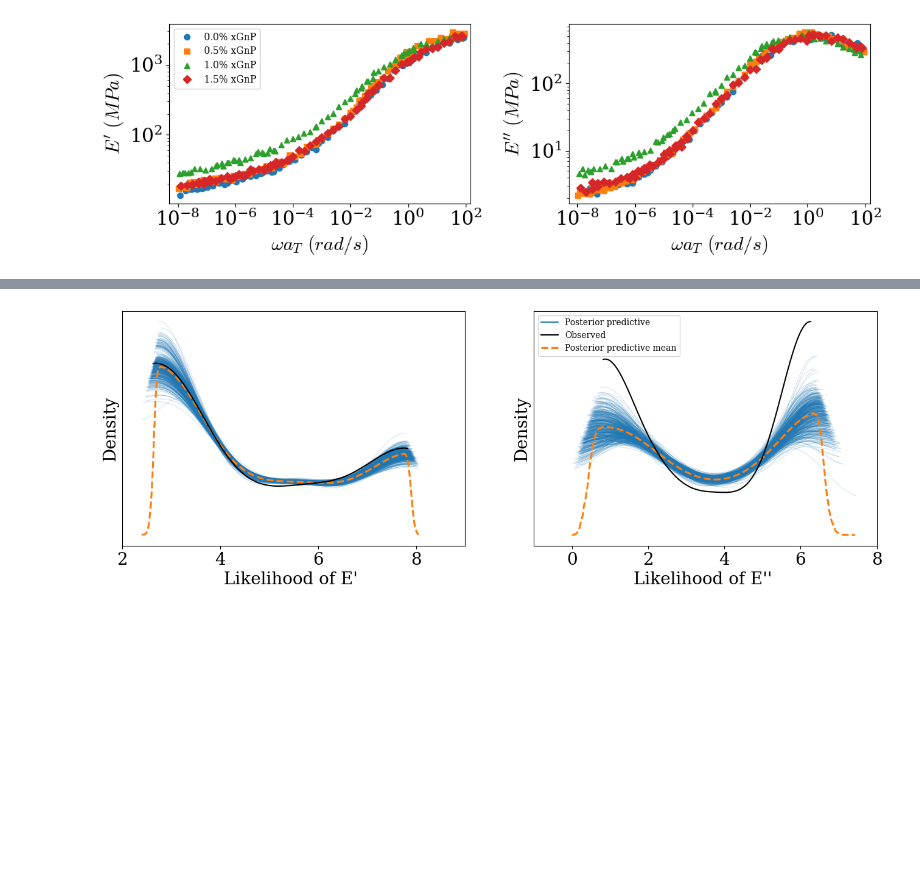
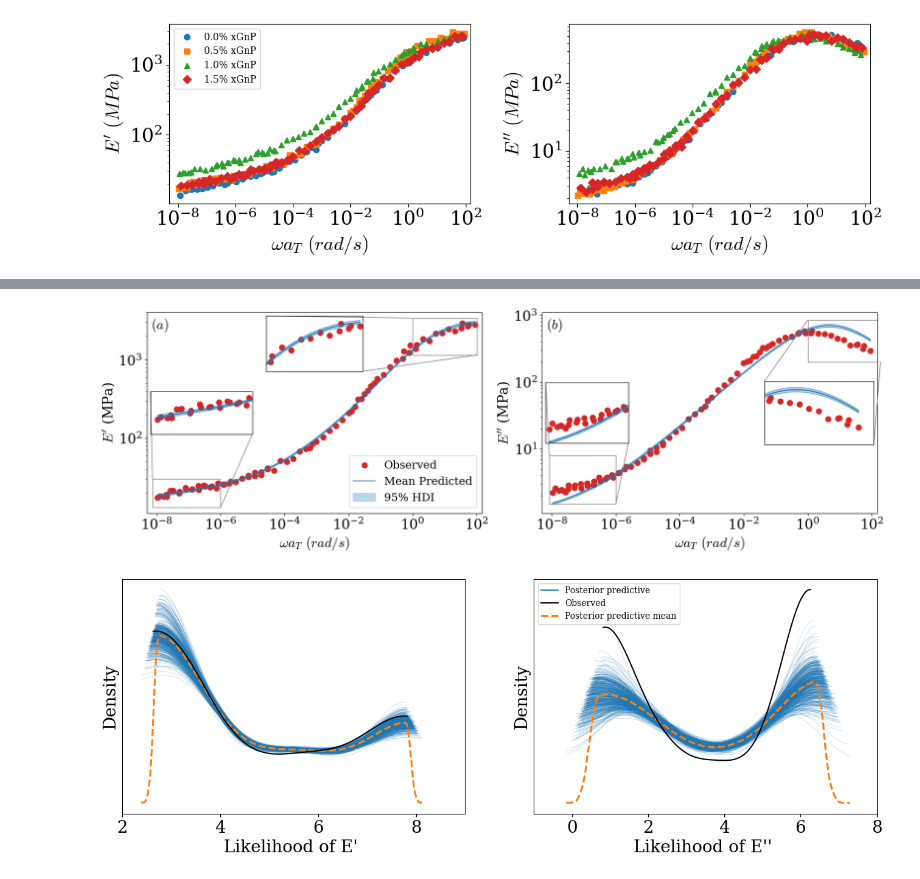
Before and after one commit to armankhoshnevis/BI-and-UQ-of-Fractional-Order-Constitutive-Models, a Jupyter notebook: Jupyter_Notebooks/MCMC_FMG_PostProcessing.ipynb, the cells around one changed output, grey strips where cells are left out. Cells and saved outputs as stored; diff of their text form; code cells hidden in the pictures; blank space fills up the shorter version.

```diff
--- a/Jupyter_Notebooks/MCMC_FMG_PostProcessing.ipynb
+++ b/Jupyter_Notebooks/MCMC_FMG_PostProcessing.ipynb
@@ -338,2 +145,31 @@ plt.show()
+# %%
+# --------------------------------------------------
+# Plot posterior predictive with HDI
+# --------------------------------------------------
+GnP_idx = 1
+xylims = {
+    'Ep_inset1': {
+        'xlim': [0.75e-8, 1e-6],
+        'ylim': [13, 30],
+    },
+    'Ep_inset2': {
+        'xlim': [1, 105],
+        'ylim': [1150, 3400],
+    },
+    'Epp_inset3': {
+        'xlim': [1, 190],
+        'ylim': [200, 850],
+    },
+    'Epp_inset4': {
+        'xlim': [0.85e-8, 1e-6],
+        'ylim': [1.5, 8],
+    },
+}
+plt_set = {
+    "savefig_path": f"{file_path['file_path_save']}/Posterior_Predictive_FMG_{HS}HS_{GnPs[GnP_idx]}.png"
+}
+plot_posterior_predictive(idata_dict, v_obs_Ep, v_obs_Epp, x_data, GnPs, GnP_idx, xylims, plt_set, rcParams_plot)
+# %% [output]
+[figure, added]
 # %%
 # --------------------------------------------------
```
Also changed, not shown: parts of 7 cells of this notebook.
